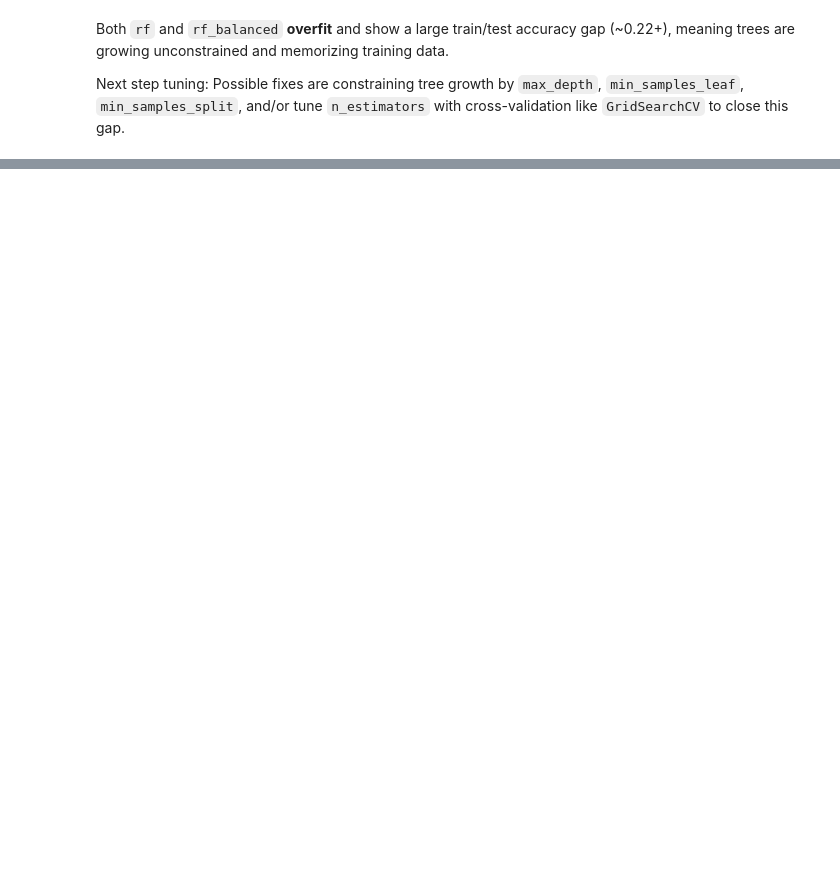
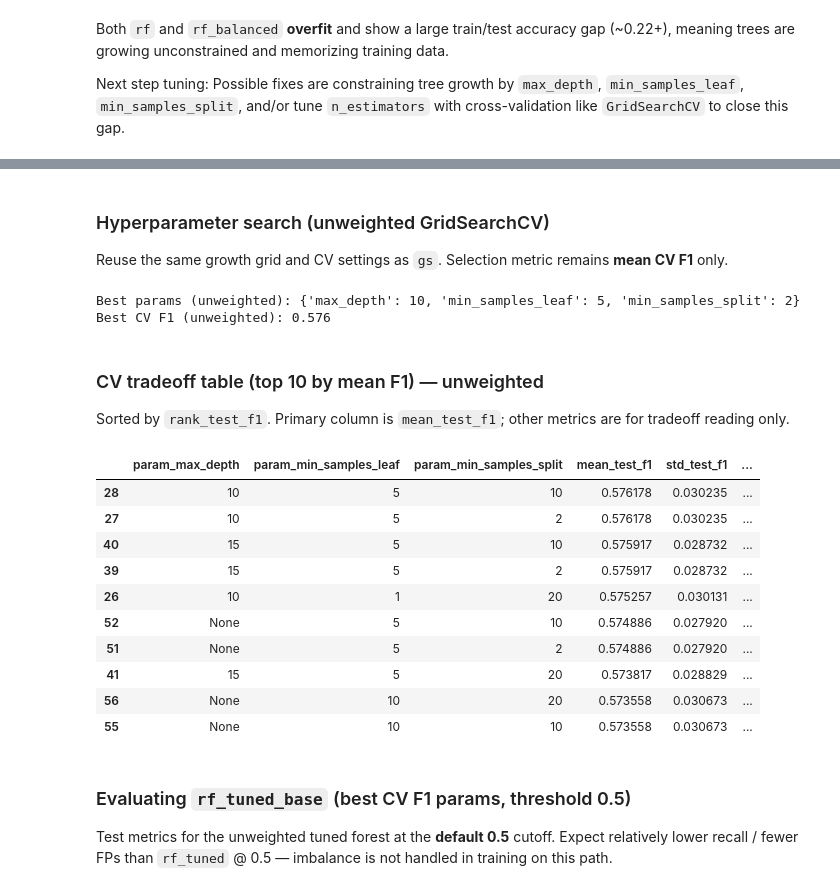
Before and after one commit to abdonkath/telco-churn-predictor, a Jupyter notebook: random-forest-model.ipynb, the cells around one changed output, grey strips where cells are left out. Cells and saved outputs as stored; diff of their text form; code cells hidden in the pictures; blank space fills up the shorter version.

```diff
--- a/random-forest-model.ipynb
+++ b/random-forest-model.ipynb
@@ -201,0 +790,65 @@ Possible fixes are constraining tree growth by `max_depth`, `min_samples_leaf`,
+# %% [markdown]
+### Hyperparameter search (unweighted GridSearchCV)
+
+Reuse the same growth grid and CV settings as `gs`. Selection metric remains **mean CV F1** only.
+# %%
+gs_base = GridSearchCV(
+    estimator=RandomForestClassifier(
+        n_estimators=100,
+        # class_weight intentionally omitted (None)
+        random_state=47,
+        n_jobs=-1,
+    ),
+    param_grid=param_grid,  # same dict as weighted search
+    scoring=scoring,        # f1, precision, recall, accuracy, roc_auc
+    refit="f1",
+    cv=StratifiedKFold(n_splits=5, shuffle=True, random_state=47),
+    n_jobs=-1,
+    return_train_score=True,
+)
+
+gs_base.fit(X_train, y_train)
+rf_tuned_base = gs_base.best_estimator_
+
+print("Best params (unweighted):", gs_base.best_params_)
+print(f"Best CV F1 (unweighted): {gs_base.best_score_:.3f}")
+# %% [output]
+Best params (unweighted): {'max_depth': 10, 'min_samples_leaf': 5, 'min_samples_split': 2}
+Best CV F1 (unweighted): 0.576
+# %% [markdown]
+### CV tradeoff table (top 10 by mean F1) — unweighted
+
+Sorted by `rank_test_f1`. Primary column is `mean_test_f1`; other metrics are for tradeoff reading only.
+# %%
+results_base = pd.DataFrame(gs_base.cv_results_)
+cols_base = [
+    "param_max_depth",
+    "param_min_samples_leaf",
+    "param_min_samples_split",
+    "mean_test_f1",
+    "std_test_f1",
+    "mean_test_precision",
+    "mean_test_recall",
+    "mean_test_accuracy",
+    "mean_test_roc_auc",
+    "mean_train_f1",
+    "rank_test_f1",
+]
+top_base = results_base[cols_base].sort_values("rank_test_f1").head(10)
+display(top_base)
+# %% [output]
+|  | param_max_depth | param_min_samples_leaf | param_min_samples_split | mean_test_f1 | std_test_f1 | ... |
+| 28 | 10 | 5 | 10 | 0.576178 | 0.030235 | ... |
+| 27 | 10 | 5 | 2 | 0.576178 | 0.030235 | ... |
+| 40 | 15 | 5 | 10 | 0.575917 | 0.028732 | ... |
+| 39 | 15 | 5 | 2 | 0.575917 | 0.028732 | ... |
+| 26 | 10 | 1 | 20 | 0.575257 | 0.030131 | ... |
+| 52 | None | 5 | 10 | 0.574886 | 0.027920 | ... |
+| 51 | None | 5 | 2 | 0.574886 | 0.027920 | ... |
+| 41 | 15 | 5 | 20 | 0.573817 | 0.028829 | ... |
+| 56 | None | 10 | 20 | 0.573558 | 0.030673 | ... |
+| 55 | None | 10 | 10 | 0.573558 | 0.030673 | ... |
+# %% [markdown]
+### Evaluating `rf_tuned_base` (best CV F1 params, threshold 0.5)
+
+Test metrics for the unweighted tuned forest at the **default 0.5** cutoff. Expect relatively lower recall / fewer FPs than `rf_tuned` @ 0.5 — imbalance is not handled in training on this path.
```
Also changed, not shown: parts of 66 cells of this notebook, 4 other files.
